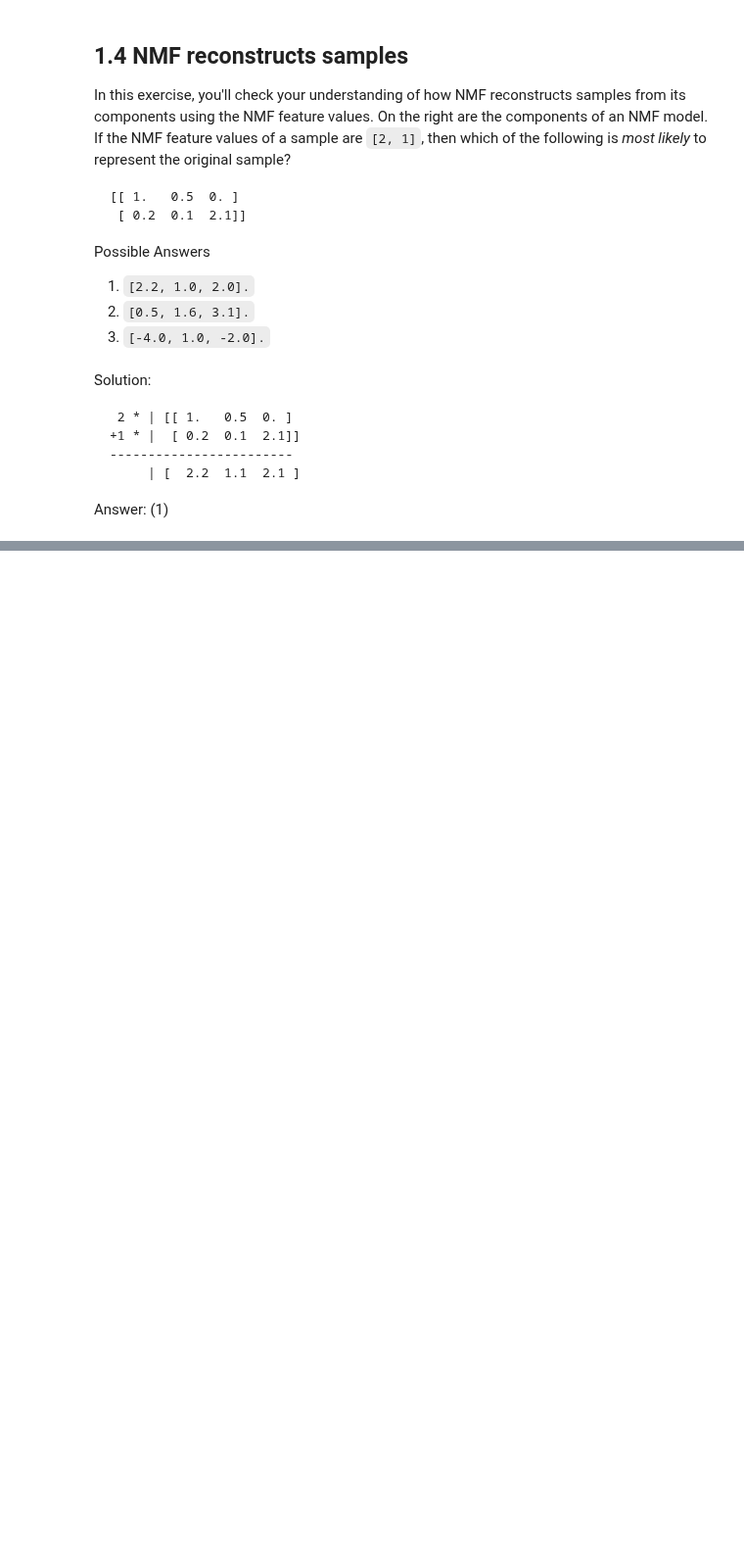
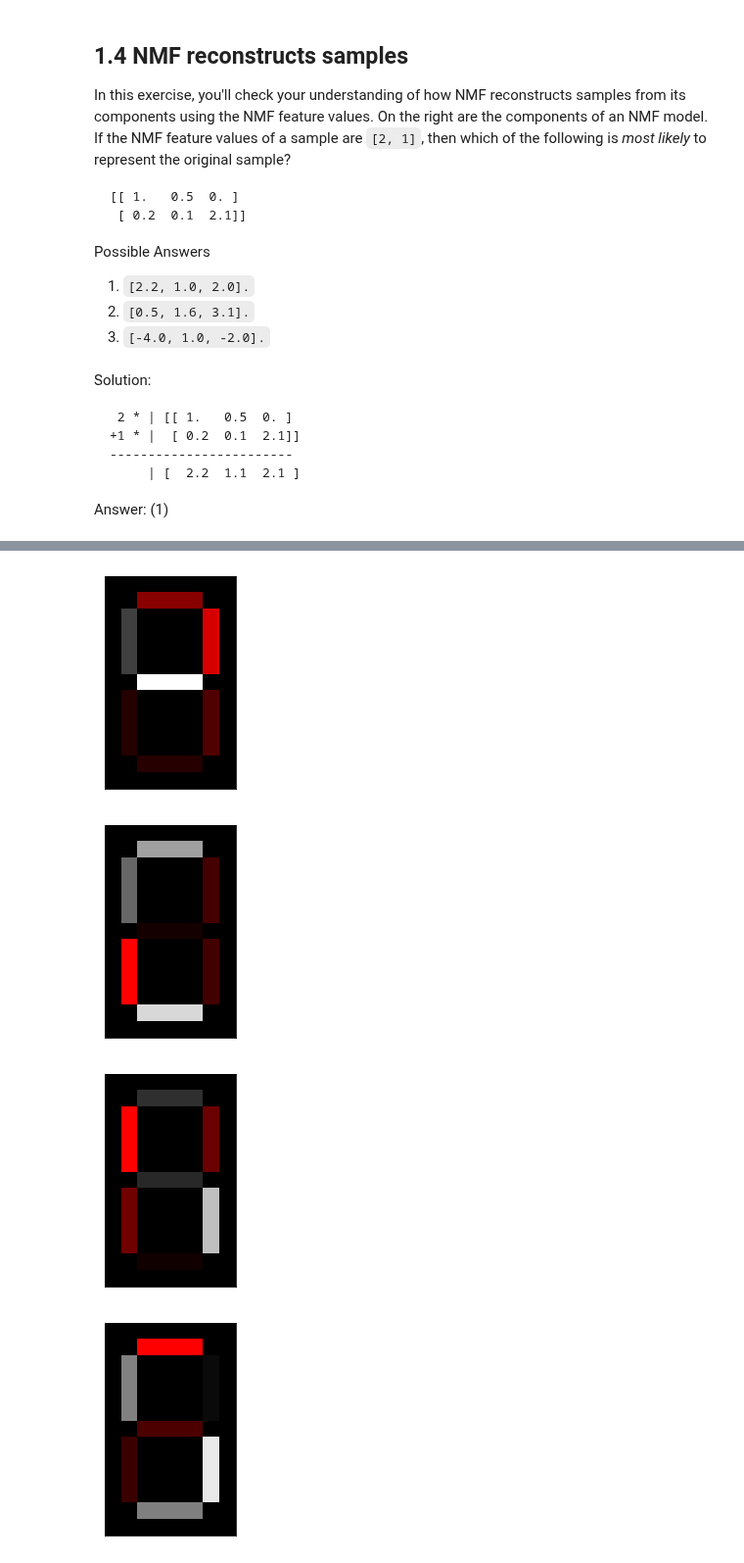
Before and after one commit to mitabunov/DataCamp_pony, a Jupyter notebook: 16_Unsupervised_Learning_in_Python/04_Discovering_interpretable_features.ipynb, the cells around one changed output, grey strips where cells are left out. Shown at 98% size. Cells and saved outputs as stored; diff of their text form; code cells hidden in the pictures; blank space fills up the shorter version.

```diff
--- a/16_Unsupervised_Learning_in_Python/04_Discovering_interpretable_features.ipynb
+++ b/16_Unsupervised_Learning_in_Python/04_Discovering_interpretable_features.ipynb
@@ -156,0 +311,34 @@ Answer: (1)
+# %%
+def show_as_image(vector):
+    """
+    Given a 1d vector representing an image, display that image in
+    black and white.  If there are negative values, then use red for
+    that pixel.
+    """
+    bitmap = vector.reshape((13, 8))  # make a square array
+    bitmap /= np.abs(vector).max()  # normalise
+    bitmap = bitmap[:,:,np.newaxis]
+    rgb_layers = [np.abs(bitmap)] + [bitmap.clip(0)] * 2
+    rgb_bitmap = np.concatenate(rgb_layers, axis=-1)
+    plt.imshow(rgb_bitmap, interpolation='nearest')
+    plt.xticks([])
+    plt.yticks([])
+    plt.show()
+# %%
+# Import PCA
+from sklearn.decomposition import PCA
+
+# Create a PCA instance: model
+model = PCA(n_components=7)
+
+# Apply fit_transform to samples: features
+features = model.fit_transform(samples)
+
+# Call show_as_image on each component
+for component in model.components_:
+    show_as_image(component)
+# %% [output]
+[figure, added]
+[figure, added]
+[figure, added]
+[figure, added]
```
Also changed, not shown: parts of 26 cells of this notebook, 2 other files.
